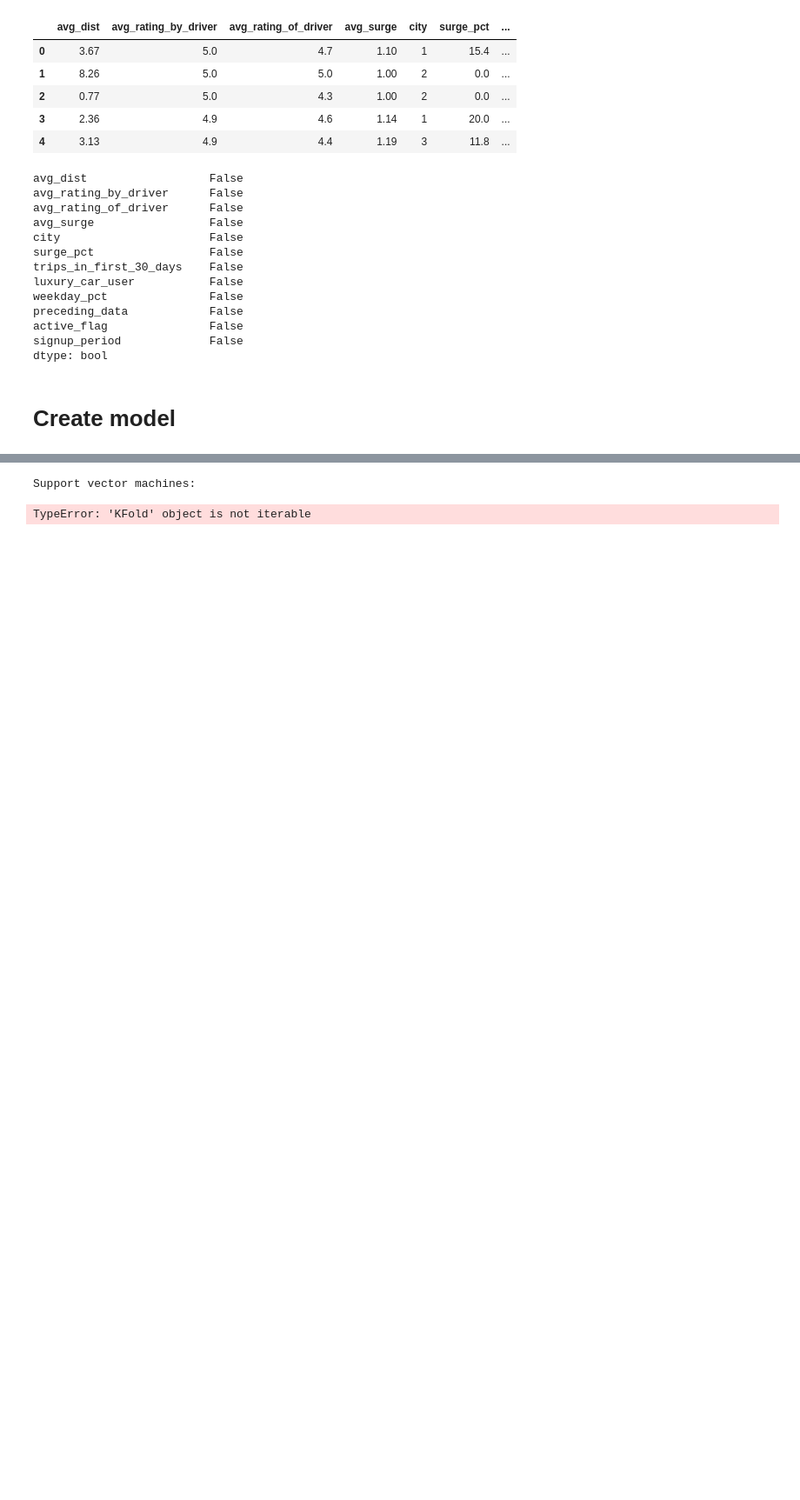
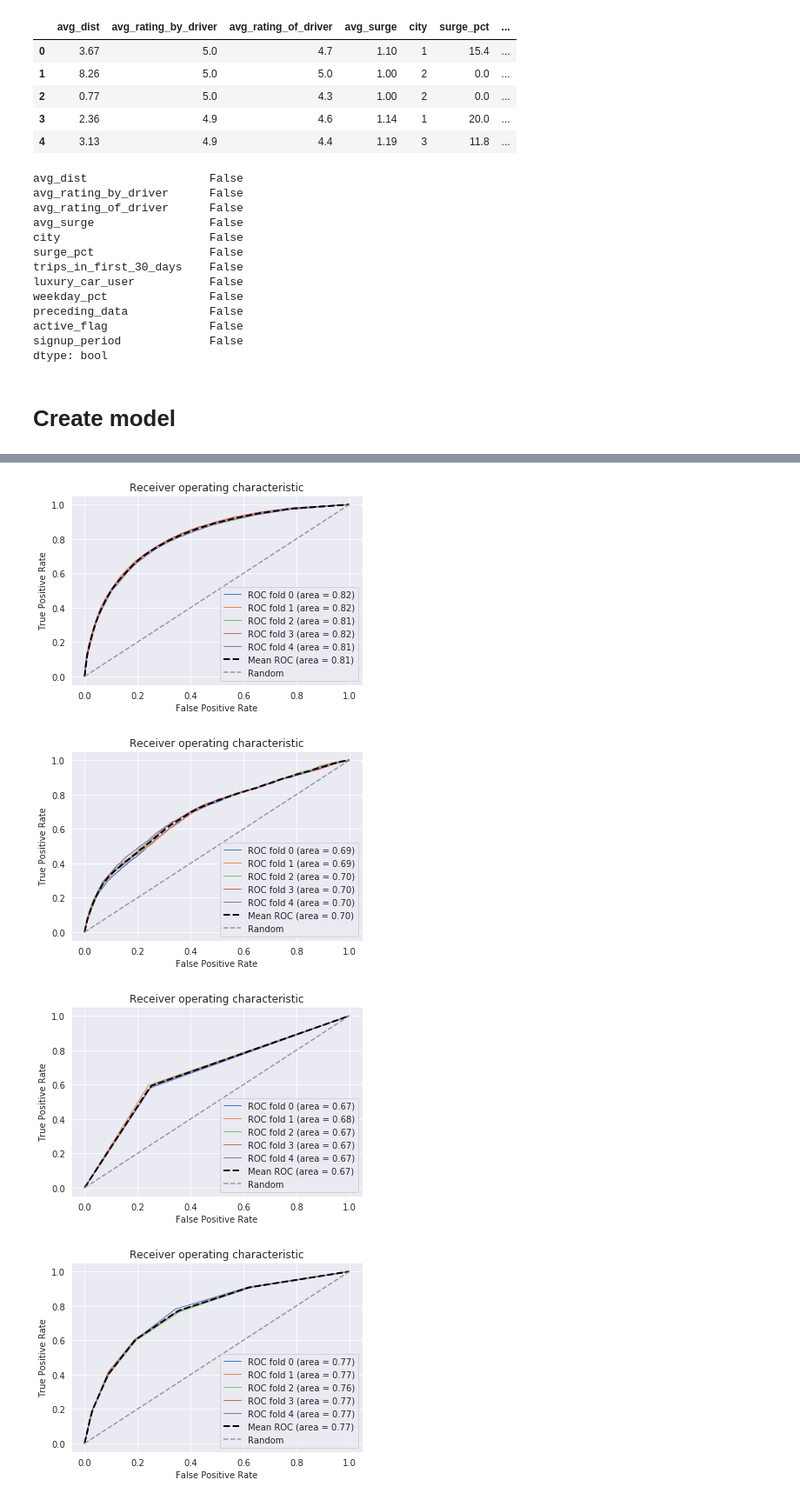
Before and after one commit to SarahMBurgart/churn_study, a Jupyter notebook: churn_case_study_lu.ipynb, the cells around one changed output, grey strips where cells are left out. Shown at 87% size. Cells and saved outputs as stored; diff of their text form; code cells hidden in the pictures; blank space fills up the shorter version.

```diff
--- a/churn_case_study_lu.ipynb
+++ b/churn_case_study_lu.ipynb
@@ -306,0 +329,4 @@ X = data.replace(False, 0)
+# %%
+X= X.drop('preceding_data',axis=1)
+# %%
+X = X.drop('active_flag', axis=1)
@@ -344,12 +377,9 @@ def TFPN(y_true,y_pred):
     tfpn.columns=['TP','FP','TN','FN','AC']
     return tfpn
 # %%
-print("Support vector machines:")
-print(TFPN(y,run_cv(X,y,SVC)))
-print("Random forest:")
-print(TFPN(y,run_cv(X,y,RF)))
-print("K-nearest-neighbors")
-print(TFPN(y,run_cv(X,y,KNN)))
+# print("Support vector machines:")
+# print(TFPN(y_test,run_cv(X_train, X_test, y_train, y_test, SVC)))
+# print("Random forest:")
+# print(TFPN(y_test,run_cv(X_train, X_test, y_train, y_test, RF)))
+# print("K-nearest-neighbors")
+# print(TFPN(y_test,run_cv(X_train, X_test, y_train, y_test, KNN)))
-# %% [output]
-Support vector machines:
-TypeError: 'KFold' object is not iterable
@@ -387,0 +388,10 @@ sns.heatmap(correlation, linewidths=0.2, vmax=1, vmin=-1, linecolor='w',fmt='.2f
+# %%
+plot_roc(X, y, RandomForestClassifier, "Random Forest", n_estimators=20)
+plot_roc(X, y, LogisticRegression, "Logistic Regression")
+plot_roc(X, y, DecisionTreeClassifier, " DecisionTreeClassifier")
+plot_roc(X, y, KNeighborsClassifier, "KNeighborsClassifier")
+# %% [output]
+[figure, added]
+[figure, added]
+[figure, added]
+[figure, added]
```
Also changed, not shown: parts of 11 cells of this notebook.
